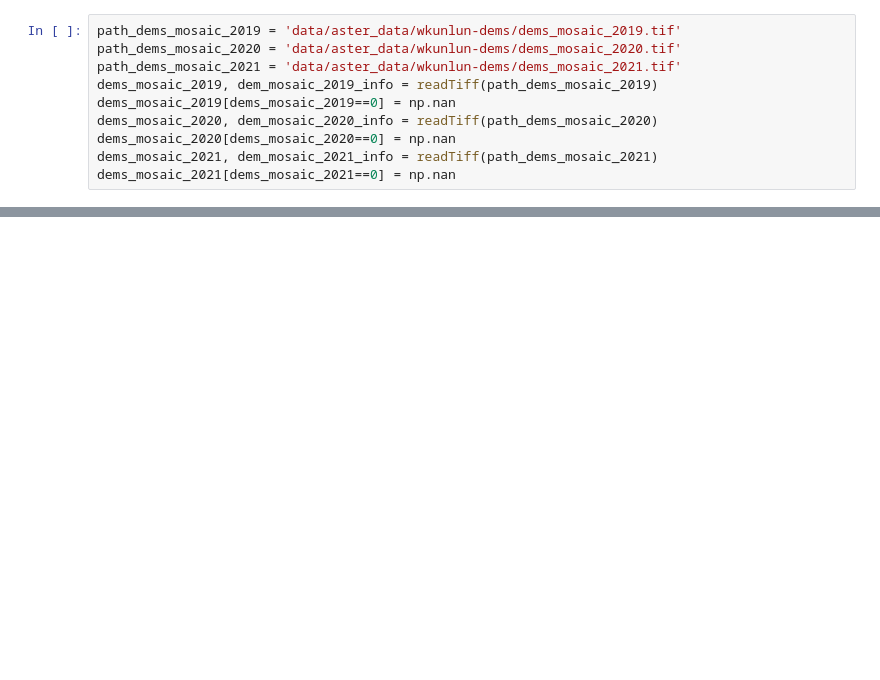
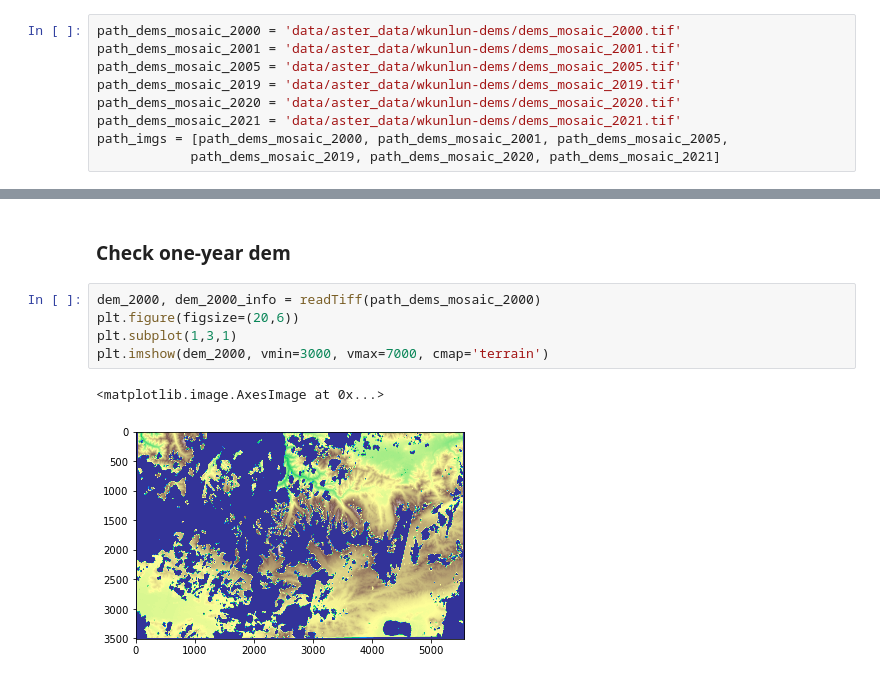
Before and after one commit to xinluo2018/Glacier-in-SETP, a Jupyter notebook: dem_proc/dem_aster_process.ipynb, the cells around one changed output, grey strips where cells are left out. Cells and saved outputs as stored; diff of their text form; blank space fills up the shorter version.

```diff
--- a/dem_proc/dem_aster_process.ipynb
+++ b/dem_proc/dem_aster_process.ipynb
@@ -11,12 +10,11 @@ from utils.geotif_io import readTiff
 from utils.imgShow import imgShow
 from utils.lay_stack import lay_stack
 # %%
+path_dems_mosaic_2000 = 'data/aster_data/wkunlun-dems/dems_mosaic_2000.tif'
+path_dems_mosaic_2001 = 'data/aster_data/wkunlun-dems/dems_mosaic_2001.tif'
+path_dems_mosaic_2005 = 'data/aster_data/wkunlun-dems/dems_mosaic_2005.tif'
 path_dems_mosaic_2019 = 'data/aster_data/wkunlun-dems/dems_mosaic_2019.tif'
 path_dems_mosaic_2020 = 'data/aster_data/wkunlun-dems/dems_mosaic_2020.tif'
 path_dems_mosaic_2021 = 'data/aster_data/wkunlun-dems/dems_mosaic_2021.tif'
-dems_mosaic_2019, dem_mosaic_2019_info = readTiff(path_dems_mosaic_2019)
-dems_mosaic_2019[dems_mosaic_2019==0] = np.nan
-dems_mosaic_2020, dem_mosaic_2020_info = readTiff(path_dems_mosaic_2020)
-dems_mosaic_2020[dems_mosaic_2020==0] = np.nan
-dems_mosaic_2021, dem_mosaic_2021_info = readTiff(path_dems_mosaic_2021)
-dems_mosaic_2021[dems_mosaic_2021==0] = np.nan
+path_imgs = [path_dems_mosaic_2000, path_dems_mosaic_2001, path_dems_mosaic_2005,
+            path_dems_mosaic_2019, path_dems_mosaic_2020, path_dems_mosaic_2021]
@@ -22,0 +63,10 @@ dems_mosaic_2021[dems_mosaic_2021==0] = np.nan
+# %% [markdown]
+### Check one-year dem
+# %%
+dem_2000, dem_2000_info = readTiff(path_dems_mosaic_2000)
+plt.figure(figsize=(20,6))
+plt.subplot(1,3,1)
+plt.imshow(dem_2000, vmin=3000, vmax=7000, cmap='terrain')
+# %% [output]
+<matplotlib.image.AxesImage at 0x...>
+[figure, added]
```
Also changed, not shown: parts of 12 cells of this notebook, 11 other files.
